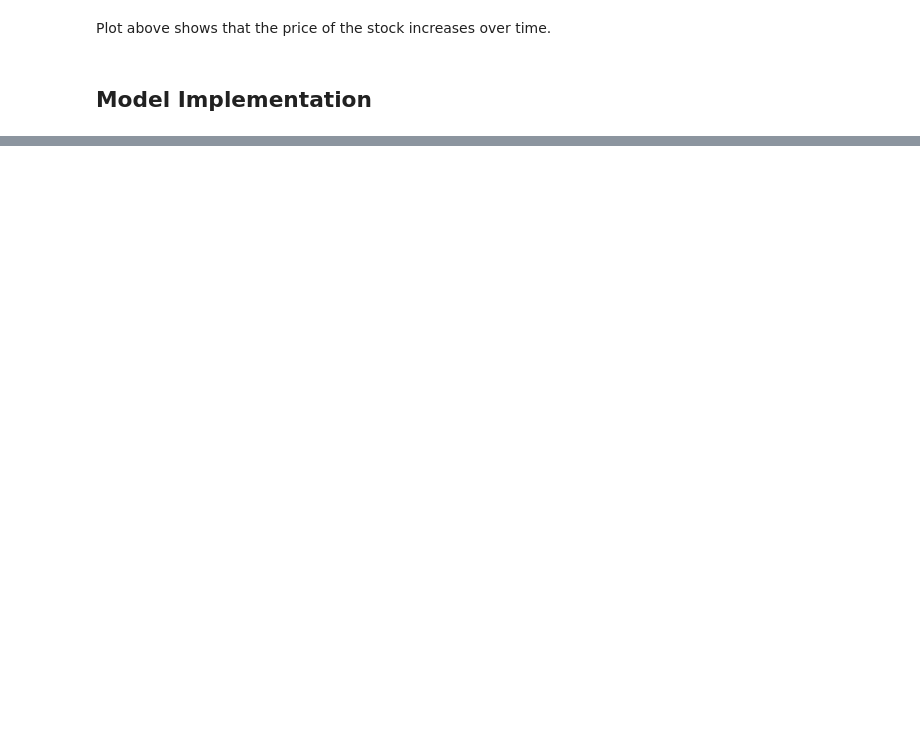
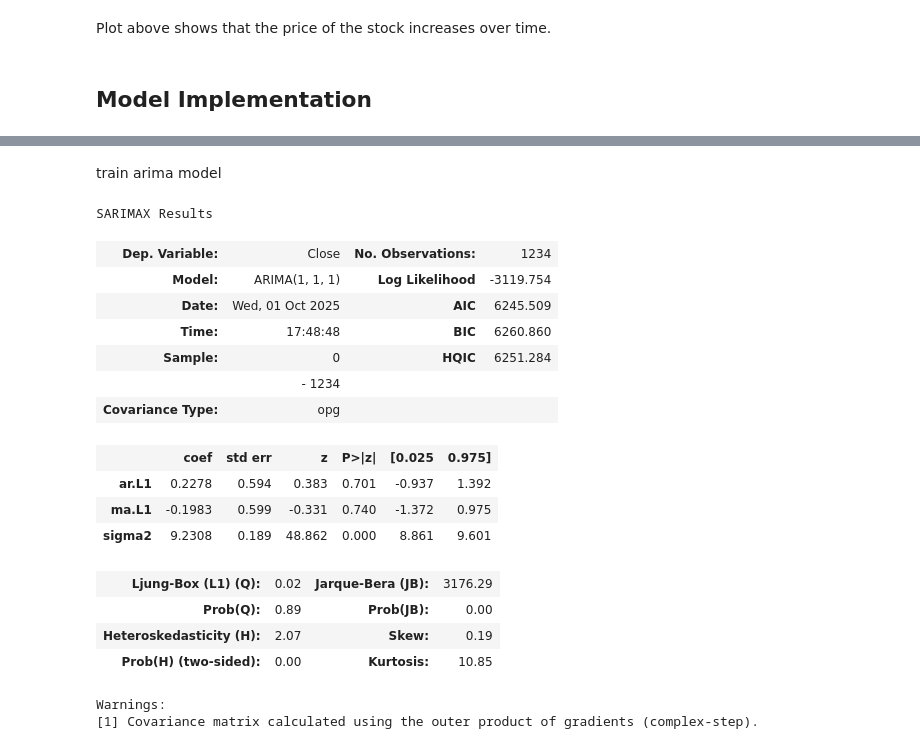
Before and after one commit to rashedulemon/TSF_Stock_Prices, a Jupyter notebook: src/main.ipynb, the cells around one changed output, grey strips where cells are left out. Cells and saved outputs as stored; diff of their text form; code cells hidden in the pictures; blank space fills up the shorter version.

```diff
--- a/src/main.ipynb
+++ b/src/main.ipynb
@@ -132,0 +218,27 @@ Plot above shows that the price of the stock increases over time.
+# %% [markdown]
+train arima model
+# %%
+from statsmodels.tsa.arima.model import ARIMA
+model=ARIMA(df['Close'],order=(1,1,1))
+model_fit=model.fit()
+# %%
+model_fit.summary()
+# %% [output]
+SARIMAX Results
+| Dep. Variable: | Close | No. Observations: | 1234 |
+| Model: | ARIMA(1, 1, 1) | Log Likelihood | -3119.754 |
+| Date: | Wed, 01 Oct 2025 | AIC | 6245.509 |
+| Time: | 17:48:48 | BIC | 6260.860 |
+| Sample: | 0 | HQIC | 6251.284 |
+|  | - 1234 |  |  |
+| Covariance Type: | opg |  |  |
+|  | coef | std err | z | P>|z| | [0.025 | 0.975] |
+| ar.L1 | 0.2278 | 0.594 | 0.383 | 0.701 | -0.937 | 1.392 |
+| ma.L1 | -0.1983 | 0.599 | -0.331 | 0.740 | -1.372 | 0.975 |
+| sigma2 | 9.2308 | 0.189 | 48.862 | 0.000 | 8.861 | 9.601 |
+| Ljung-Box (L1) (Q): | 0.02 | Jarque-Bera (JB): | 3176.29 |
+| Prob(Q): | 0.89 | Prob(JB): | 0.00 |
+| Heteroskedasticity (H): | 2.07 | Skew: | 0.19 |
+| Prob(H) (two-sided): | 0.00 | Kurtosis: | 10.85 |
+Warnings:
+[1] Covariance matrix calculated using the outer product of gradients (complex-step).
```
Also changed, not shown: parts of 14 cells of this notebook, 1 other file.
